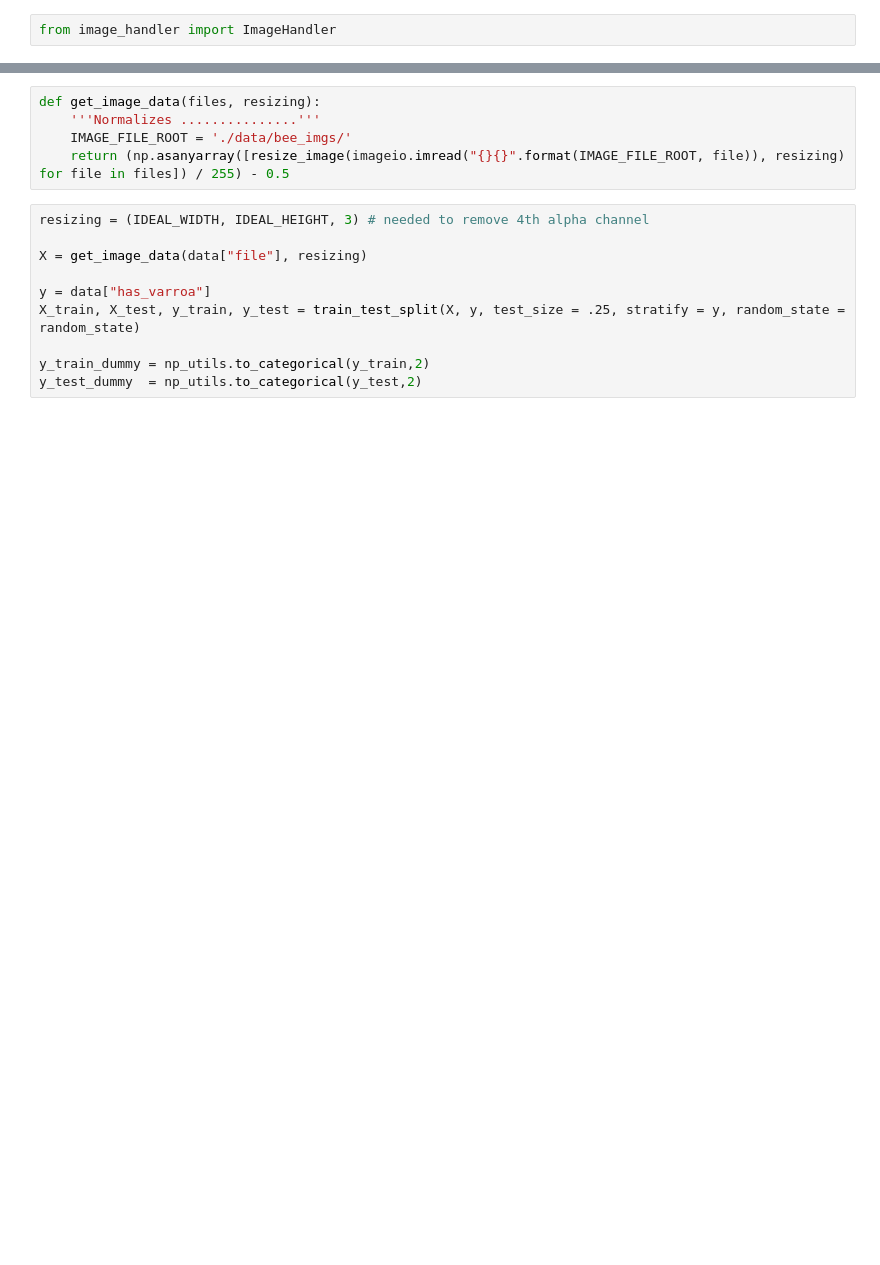
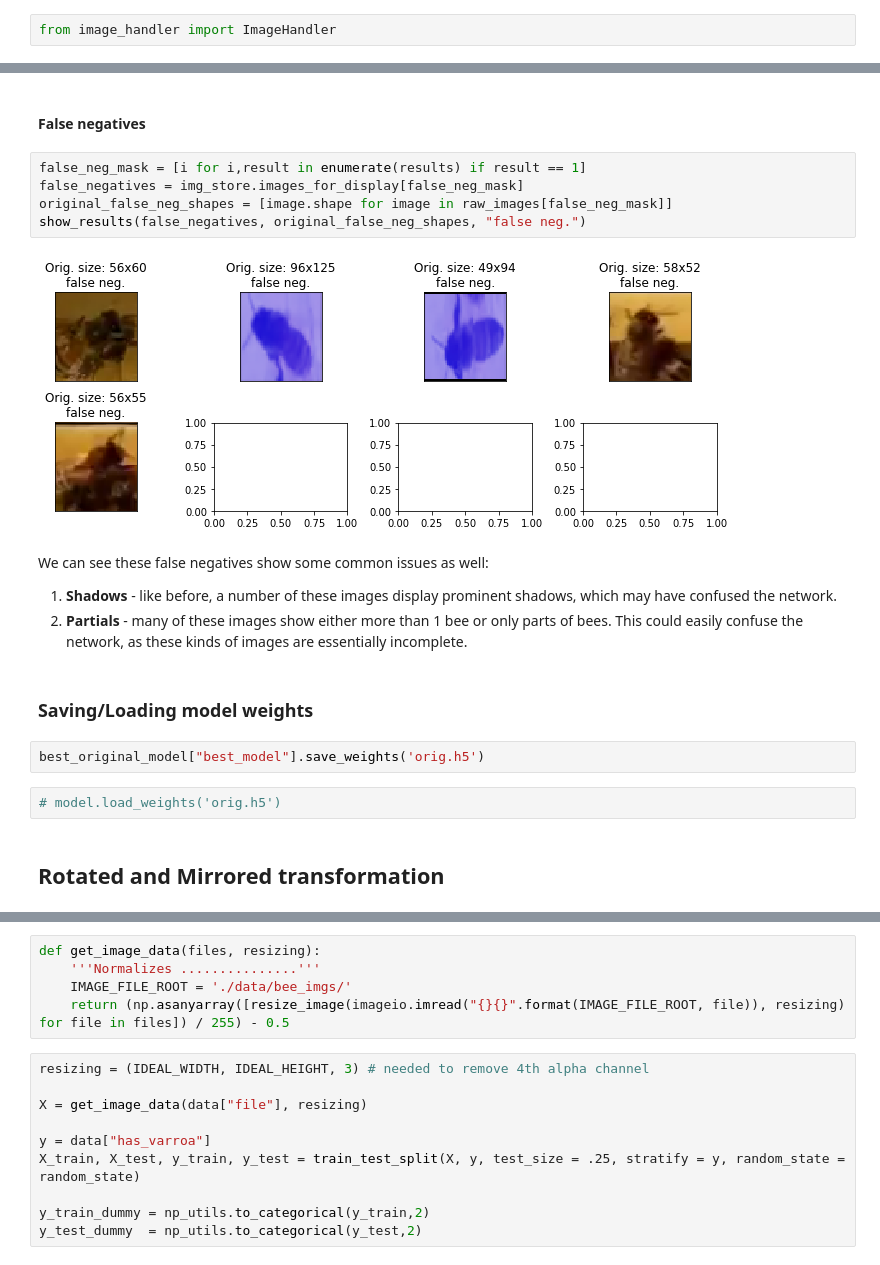
Before and after one commit to Shaddyjr/bee-image-classifier, a Jupyter notebook: project_notebook.ipynb, the cells around one changed output, grey strips where cells are left out. Saved outputs shown, nothing was run; the diff lists cells and outputs as text; blank space fills up the shorter version.

```diff
--- a/project_notebook.ipynb
+++ b/project_notebook.ipynb
@@ -430,0 +472,22 @@ Found some advice for working with CNN - [source](https://victorzhou.com/blog/ke
+# %% [markdown]
+#### False negatives
+# %%
+false_neg_mask = [i for i,result in enumerate(results) if result == 1]
+false_negatives = img_store.images_for_display[false_neg_mask]
+original_false_neg_shapes = [image.shape for image in raw_images[false_neg_mask]]
+show_results(false_negatives, original_false_neg_shapes, "false neg.")
+# %% [output]
+[figure, added]
+# %% [markdown]
+We can see these false negatives show some common issues as well:
+
+1. __Shadows__ - like before, a number of these images display prominent shadows, which may have confused the network.
+2. __Partials__ - many of these images show either more than 1 bee or only parts of bees. This could easily confuse the network, as these kinds of images are essentially incomplete.
+# %% [markdown]
+### Saving/Loading model weights
+# %%
+best_original_model["best_model"].save_weights('orig.h5')
+# %%
+# model.load_weights('orig.h5')
+# %% [markdown]
+## Rotated and Mirrored transformation
```
Also changed, not shown: parts of 83 cells of this notebook, 5 other files.
